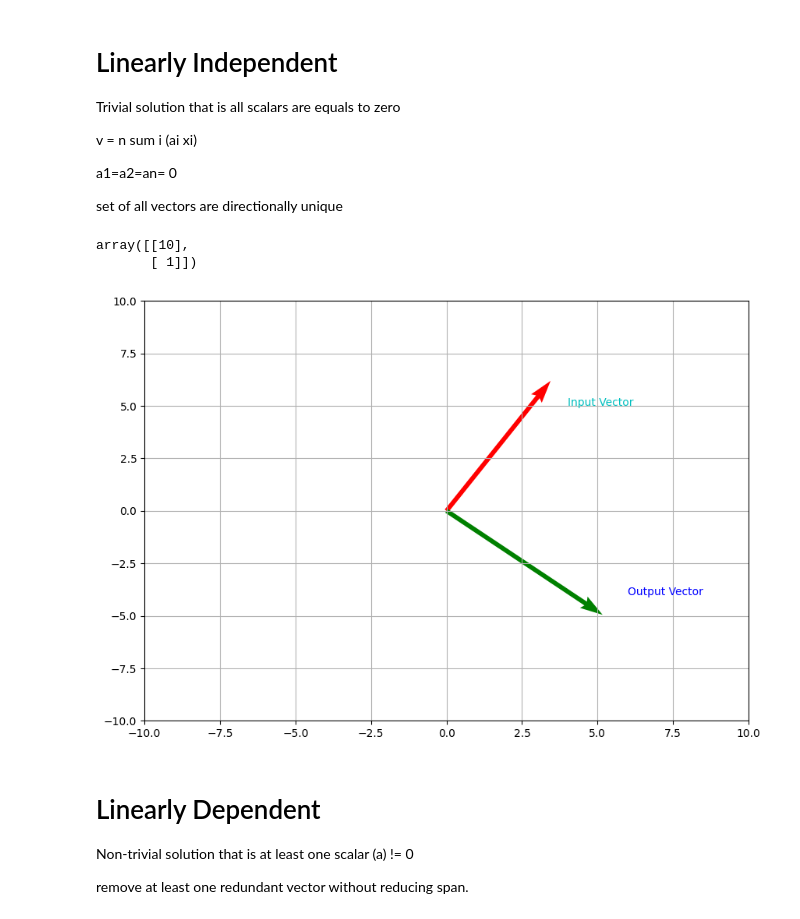
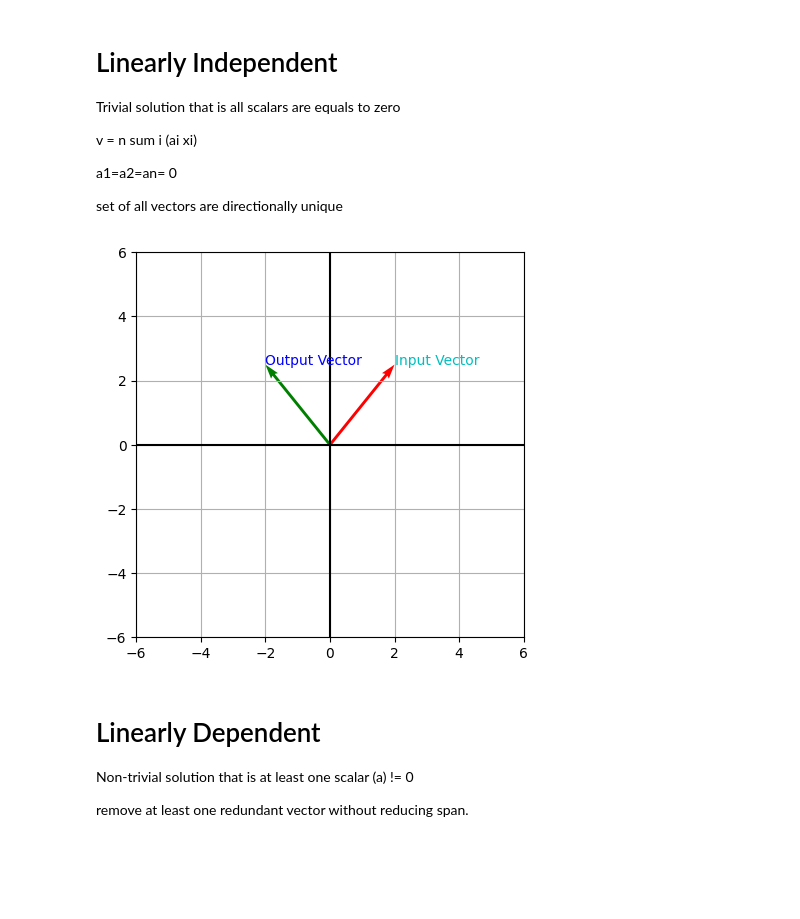
Before and after one commit to CoderAalok/Python_Libraries, a Jupyter notebook: Math for Machine Learning/linear_transformation_I.ipynb, the cells around one changed output. Drawn from its saved outputs; the diff is of its cells as text; code cells hidden in the pictures; blank space fills up the shorter version.

```diff
--- a/Math for Machine Learning/linear_transformation_I.ipynb
+++ b/Math for Machine Learning/linear_transformation_I.ipynb
@@ -108,33 +108,37 @@ a1=a2=an= 0
 set of all vectors are directionally unique
 # %%
 vec1 = np.array(([4],[5]))
-vec2 = np.array(([[6],[-4]]))
+vec2 = np.array(([[-4],[5]]))
 
-origin = np.zeros(vec1.shape)
-
-sum_v = vec1 + vec2
-sum_v
+# shrinking factor
+s = 0.5
+vec1 = s*vec1
+vec2 = s*vec2
-# %% [output]
-array([[10],
-       [ 1]])
 # %%
-fig, axs = plt.subplots(figsize=(10,7))
+# origin
+origin = np.zeros(vec1.shape)
 
-axs.quiver(*origin, *vec1, color='r', scale=1, units='xy')
-axs.quiver(*origin, *vec2, color='g', scale=1, units='xy')
+fig, axs = plt.subplots(figsize=(5,5))
 
+axs.quiver(*origin, *vec1, color='r', angles='xy', scale=1, scale_units='xy')
+axs.quiver(*origin, *vec2, color='g', angles='xy', scale=1, scale_units='xy')
 
+# axes
+axs.axhline(0, color='k')
+axs.axvline(0, color='k')
 
+# figure
 axs.grid()
-axs.set_xlim(-10,10)
-axs.set_ylim(-10,10)
+axs.set_xlim(-6,6)
+axs.set_ylim(-6,6)
 
+# text
 axs.text(vec1[0][0], vec1[1][0], 'Input Vector', color='c')
 axs.text(vec2[0][0], vec2[1][0], 'Output Vector', color='b')
 
 plt.show()
 # %% [output]
-[figure, old version]
+[figure, new version]
 # %% [markdown]
 # Linearly Dependent
 
```
Also changed, not shown: 3 other files.
